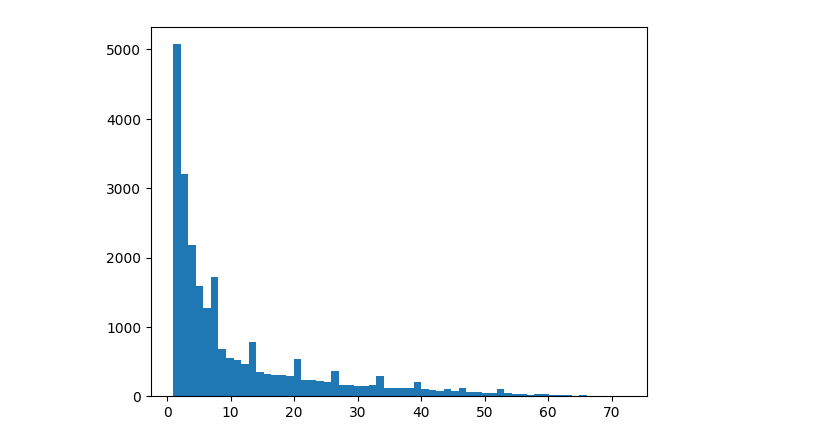
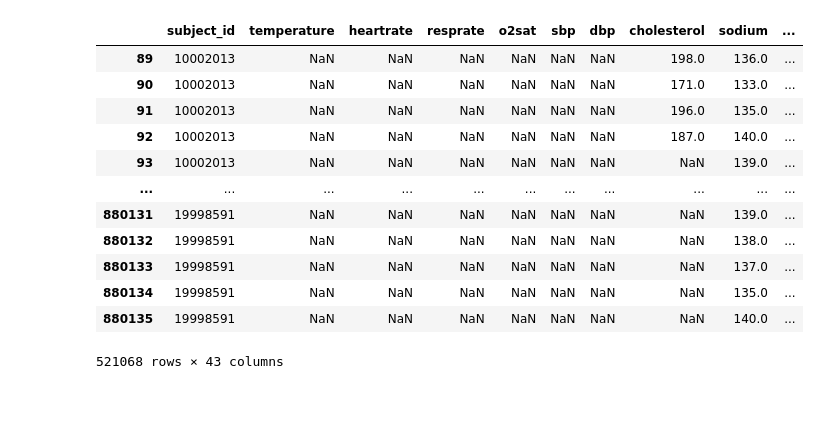
Before and after one commit to sourasen1011/UoE_Research_Project_2023, a Jupyter notebook: 05_preprocessing_emr_data/05_time_variant_format_std.ipynb, the cells around one changed output. Saved outputs shown, nothing was run; the diff lists cells and outputs as text; code cells hidden in the pictures; blank space fills up the shorter version.

```diff
--- a/05_preprocessing_emr_data/05_time_variant_format_std.ipynb
+++ b/05_preprocessing_emr_data/05_time_variant_format_std.ipynb
@@ -13,6 +13,8 @@ import seaborn as sns
 # Read the pickled DataFrame
 with open('data/consolidated_pat_tbl_tv.pickle', 'rb') as file:
     consolidated_pat_tbl = pickle.load(file)
+
+pd.set_option('display.max_columns', None)
 # %%
 # OneHotEncode race (ethnicity)!
 encoder = OneHotEncoder(sparse_output=False)
@@ -23,10 +25,6 @@ mod_df = pd.concat([mod_df , pd.DataFrame(
     columns = consolidated_pat_tbl[['race']].drop_duplicates().sort_values('race').values.T[0]
     )
 ] , axis = 1)
-# %%
-plt.hist(mod_df.groupby('subject_id').agg({'timediff':'nunique'}) , bins = 60);
-# %% [output]
-[figure, removed]
 # %%
 def train_test_splitter_tv(df , test_size = 0.2 , val_size = 0.2 , patient_col = 'subject_id'):
     # get all patients
@@ -49,4 +47,20 @@ def train_test_splitter_tv(df , test_size = 0.2 , val_size = 0.2 , patient_col =
     return df_train , df_test , df_val
 
 df_train , df_test , df_val = train_test_splitter_tv(mod_df)
+# %%
+df_train
+# %% [output]
+|  | subject_id | temperature | heartrate | resprate | o2sat | sbp | dbp | cholesterol | sodium | ... |
+| 89 | 10002013 | NaN | NaN | NaN | NaN | NaN | NaN | 198.0 | 136.0 | ... |
+| 90 | 10002013 | NaN | NaN | NaN | NaN | NaN | NaN | 171.0 | 133.0 | ... |
+| 91 | 10002013 | NaN | NaN | NaN | NaN | NaN | NaN | 196.0 | 135.0 | ... |
+| 92 | 10002013 | NaN | NaN | NaN | NaN | NaN | NaN | 187.0 | 140.0 | ... |
+| 93 | 10002013 | NaN | NaN | NaN | NaN | NaN | NaN | NaN | 139.0 | ... |
+| ... | ... | ... | ... | ... | ... | ... | ... | ... | ... | ... |
+| 880131 | 19998591 | NaN | NaN | NaN | NaN | NaN | NaN | NaN | 139.0 | ... |
+| 880132 | 19998591 | NaN | NaN | NaN | NaN | NaN | NaN | NaN | 138.0 | ... |
+| 880133 | 19998591 | NaN | NaN | NaN | NaN | NaN | NaN | NaN | 137.0 | ... |
+| 880134 | 19998591 | NaN | NaN | NaN | NaN | NaN | NaN | NaN | 135.0 | ... |
+| 880135 | 19998591 | NaN | NaN | NaN | NaN | NaN | NaN | NaN | 140.0 | ... |
+521068 rows × 43 columns
 # %%
```
Also changed, not shown: parts of 15 cells of this notebook, 1 other file.
